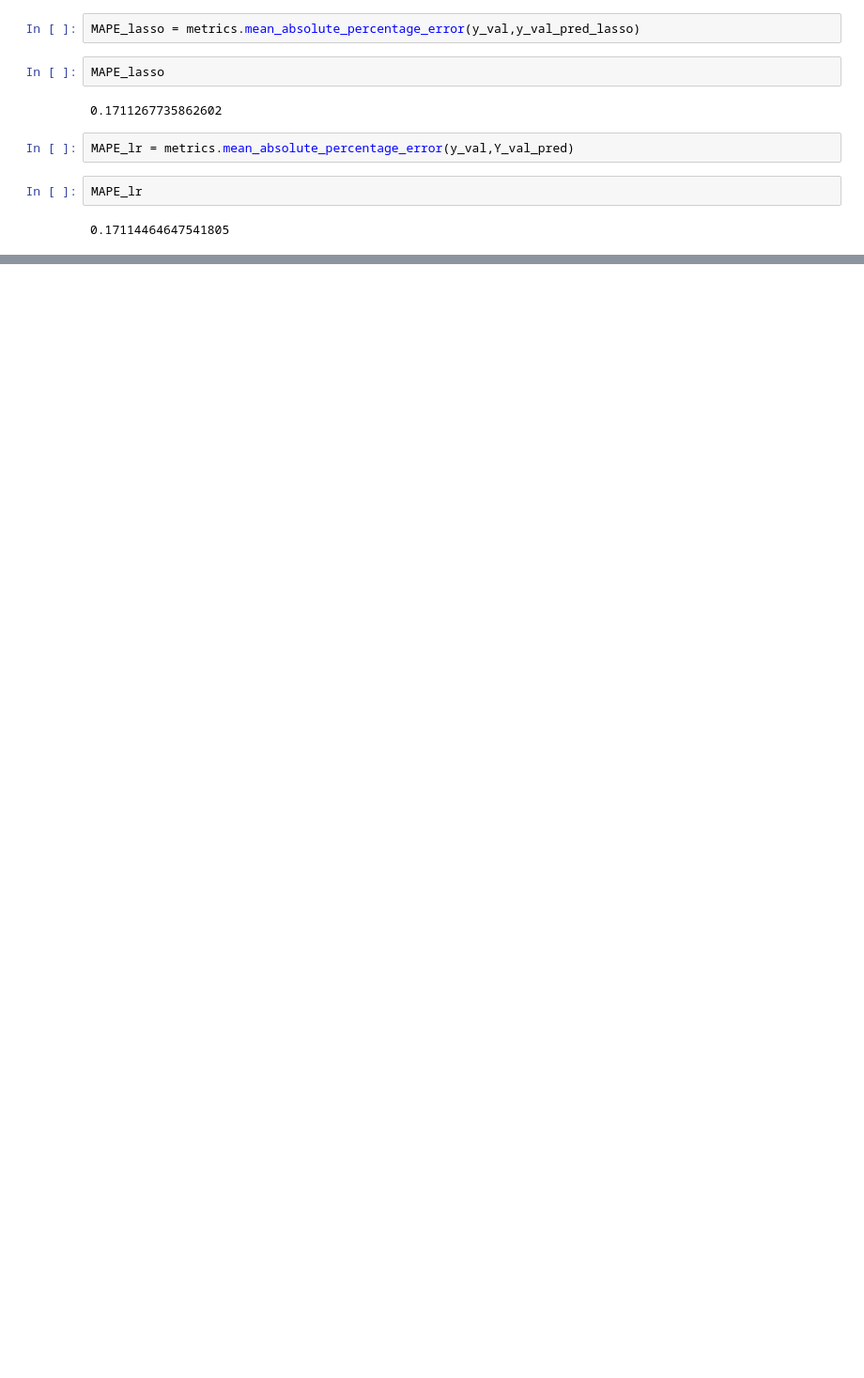
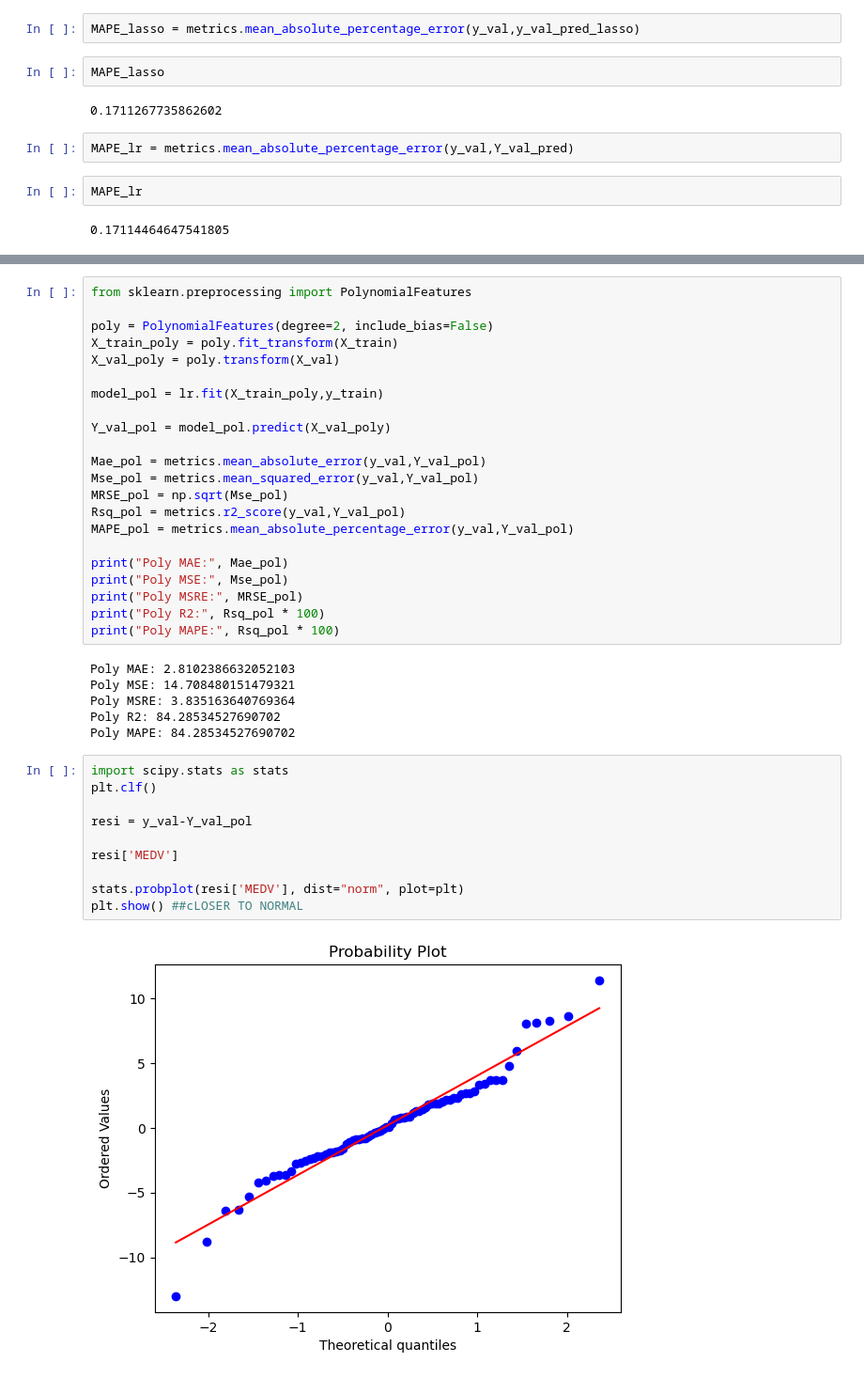
Before and after one commit to rachita27/Machine-Learning, a Jupyter notebook: California Housing.ipynb, the cells around one changed output, grey strips where cells are left out. Shown at 94% size. Drawn from its saved outputs; the diff is of its cells as text; blank space fills up the shorter version.

```diff
--- a/California Housing.ipynb
+++ b/California Housing.ipynb
@@ -317,0 +329,40 @@ MAPE_lr
+# %%
+from sklearn.preprocessing import PolynomialFeatures
+
+poly = PolynomialFeatures(degree=2, include_bias=False)
+X_train_poly = poly.fit_transform(X_train)
+X_val_poly = poly.transform(X_val)
+
+model_pol = lr.fit(X_train_poly,y_train)
+
+Y_val_pol = model_pol.predict(X_val_poly)
+
+Mae_pol = metrics.mean_absolute_error(y_val,Y_val_pol)
+Mse_pol = metrics.mean_squared_error(y_val,Y_val_pol)
+MRSE_pol = np.sqrt(Mse_pol)
+Rsq_pol = metrics.r2_score(y_val,Y_val_pol)
+MAPE_pol = metrics.mean_absolute_percentage_error(y_val,Y_val_pol)
+
+print("Poly MAE:", Mae_pol)
+print("Poly MSE:", Mse_pol)
+print("Poly MSRE:", MRSE_pol)
+print("Poly R2:", Rsq_pol * 100)
+print("Poly MAPE:", Rsq_pol * 100)
+# %% [output]
+Poly MAE: 2.8102386632052103
+Poly MSE: 14.708480151479321
+Poly MSRE: 3.835163640769364
+Poly R2: 84.28534527690702
+Poly MAPE: 84.28534527690702
+# %%
+import scipy.stats as stats
+plt.clf()
+
+resi = y_val-Y_val_pol
+
+resi['MEDV']
+
+stats.probplot(resi['MEDV'], dist="norm", plot=plt)
+plt.show() ##cLOSER TO NORMAL
+# %% [output]
+[figure, added]
```
Also changed, not shown: parts of 13 cells of this notebook.
